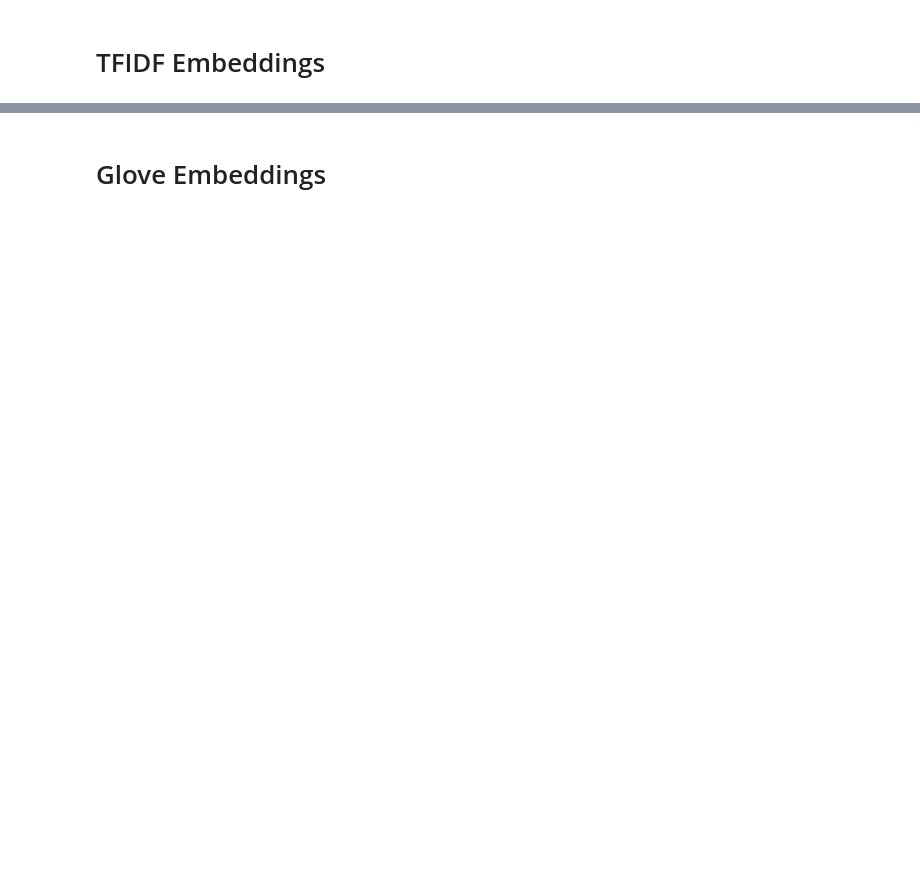
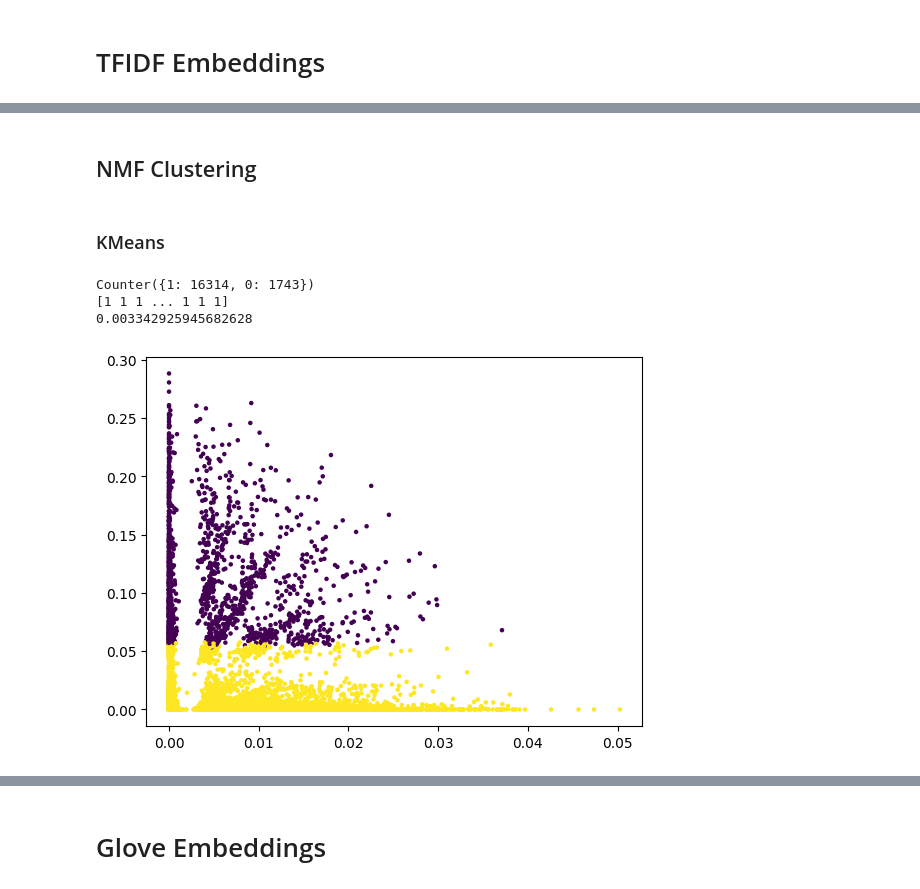
Before and after one commit to arjunality/twitter_data_analysis, a Jupyter notebook: v2/codefiles/data_sentiment_analysis_v2.ipynb, the cells around one changed output, grey strips where cells are left out. Saved outputs shown, nothing was run; the diff lists cells and outputs as text; code cells hidden in the pictures; blank space fills up the shorter version.

```diff
--- a/v2/codefiles/data_sentiment_analysis_v2.ipynb
+++ b/v2/codefiles/data_sentiment_analysis_v2.ipynb
@@ -164,0 +193,22 @@ print(len(tfidf_labels))
+# %% [markdown]
+## NMF Clustering
+# %% [markdown]
+### KMeans
+# %%
+kmeans_tfidf = KMeans(n_clusters=2, max_iter=100, random_state=42).fit(X=tfidf_embeddings_nmf)
+positive_cluster_center = kmeans_tfidf.cluster_centers_[0]
+negative_cluster_center = kmeans_tfidf.cluster_centers_[1]
+
+tfidf_labels = kmeans_tfidf.predict(tfidf_embeddings_nmf)
+plt.scatter(tfidf_embeddings_nmf[:,0], tfidf_embeddings_nmf[:,1], c=kmeans_tfidf.labels_, cmap='viridis', s=5)
+print(Counter(tfidf_labels))
+print(tfidf_labels)
+tweets_sentiment_df['sentiment_tfidf_kmeans_mnf'] = tfidf_labels
+tweets_sentiment_df.replace({'sentiment_tfidf_kmeans_mnf': {1: -1}}, inplace=True)
+tweets_sentiment_df.replace({'sentiment_tfidf_kmeans_mnf': {0: 1}}, inplace=True)
+print(adjusted_rand_score(tweets_sentiment_df['sentiment_nltk'], tweets_sentiment_df['sentiment_tfidf_kmeans_mnf']))
+# %% [output]
+Counter({1: 16314, 0: 1743})
+[1 1 1 ... 1 1 1]
+0.003342925945682628
+[figure, added]
```
Also changed, not shown: parts of 54 cells of this notebook, 3 other files.
